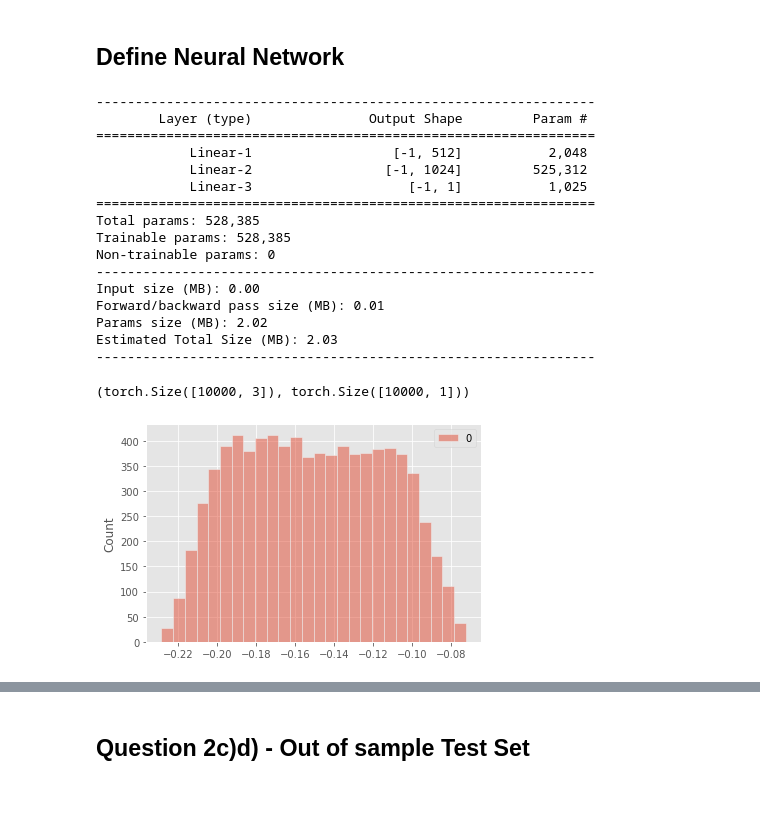
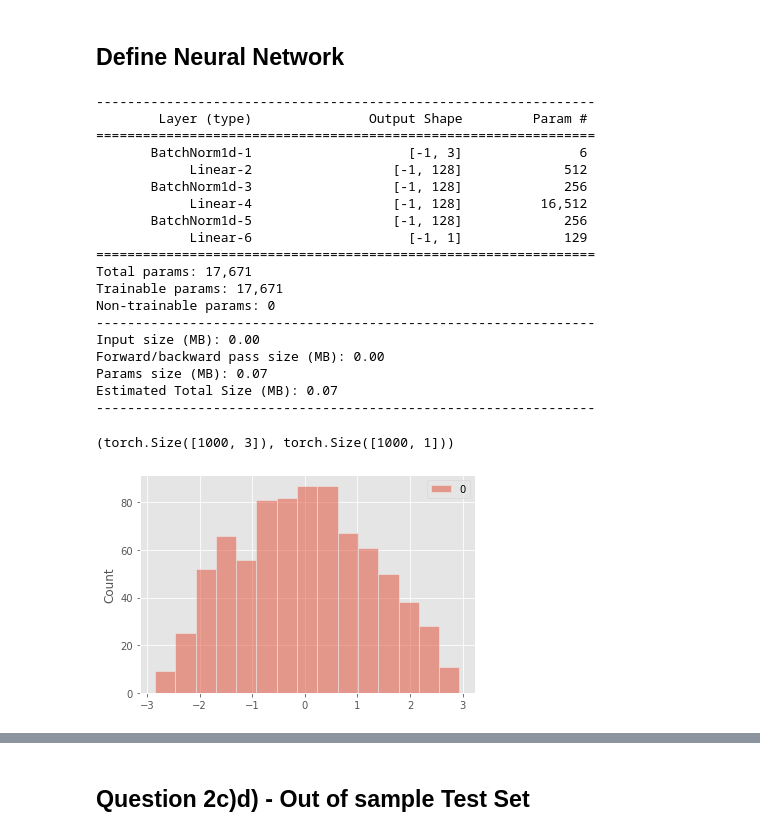
Before and after one commit to chrischia06/neural-network-derivative-pricing, a Jupyter notebook: examples/DeepLearningExam.ipynb, the cells around one changed output, grey strips where cells are left out. Saved outputs shown, nothing was run; the diff lists cells and outputs as text; code cells hidden in the pictures; blank space fills up the shorter version.

```diff
--- a/examples/DeepLearningExam.ipynb
+++ b/examples/DeepLearningExam.ipynb
@@ -51,9 +43,9 @@ T = 1
 SEED = 42
 
 ### MODEL PARAMS
-M = 10000  # Neural Network number of samples
-MC_SAMPLES = 5000  # No. of sample paths to use for MC
-N = 40  # No. of timeses to use for MC
+M = 1000  # Neural Network number of samples
+MC_SAMPLES = 10000  # No. of sample paths to use for MC
+N = 100  # No. of timeses to use for MC
 dt = T / N
 
 ### SAMPLE PARAMS
@@ -135,6 +127,7 @@ ax[1, 0].plot(K_range, lower_bound, linestyle="--", c="blue")
 # %%
 logs = []
 # %%
+
 torch.manual_seed(SEED)
 random.seed(SEED)
 
@@ -142,30 +135,39 @@ device = "cuda" if torch.cuda.is_available() else "cpu"
 
 
 class Net(nn.Module):
-    def __init__(self, hidden_units=512):
+    def __init__(self, hidden_units=64):
         super(Net, self).__init__()
         # self.lower_bound = nn.Linear(3, 1)
         # self.lower_bound.weight.data = torch.tensor([[-1.0, 0, 0,]])
         # torch.nn.init.constant_(self.lower_bound.bias.data, val = 1.0)
-        self.fc1 = nn.Linear(3, 512)
-        # torch.nn.init.uniform_(self.fc1.weight)
-        self.fc2 = nn.Linear(512, 1024)
-        # torch.nn.init.kaiming_normal_(self.fc2.weight)
-        # torch.nn.init.kaiming_normal_(self.fc3.weight)
-        self.output = nn.Linear(1024, 1)
+
+        self.fc1 = nn.Linear(3, hidden_units)
+        self.fc2 = nn.Linear(hidden_units, hidden_units)
+        self.output = nn.Linear(hidden_units, 1)
+
+        self.batch_norm1 = nn.BatchNorm1d(3)
+        self.batch_norm2 = nn.BatchNorm1d(hidden_units)
+        self.batch_norm3 = nn.BatchNorm1d(hidden_units)
+
+        torch.nn.init.kaiming_normal_(self.fc1.weight, nonlinearity='linear')
+        torch.nn.init.kaiming_normal_(self.fc2.weight, nonlinearity='linear')
+        torch.nn.init.kaiming_normal_(self.output.weight, nonlinearity='linear')
         # torch.nn.init.uniform_(self.output.weight)
 
     def forward(self, x):
         # x1 = self.lower_bound(x)
+        x = self.batch_norm1(x)
         x2 = F.elu(self.fc1(x))
+        x2 = self.batch_norm2(x2)
         x2 = F.elu(self.fc2(x2))
+        x2 = self.batch_norm3(x2)
         # x2 = F.elu(self.fc3(x2))
-        return F.elu(self.output(((x2))))
+        return self.output(((x2)))
 
 
 device = "cuda" if torch.cuda.is_available() else "cpu"
-model = Net(hidden_units=500).to(device)
-writer = SummaryWriter("/content/logsdir")
+model = Net(hidden_units=128).to(device)
+writer = SummaryWriter("content")
 summary(model, (3,))
 
 
@@ -174,41 +176,44 @@ df = pd.DataFrame(np.hstack([X, Ps]), columns=["K", "lambda", "sigma", "P"])
 # df2 = df.loc[~((1 - df['K']) > df['P'])]
 df2 = df.copy()
 
 train_size = 0.8
 train_idx = int(M * train_size)
 
 X2, y = torch.tensor(df2.iloc[:, :3].values, dtype=torch.float), torch.tensor(
     df2[["P"]].values, dtype=torch.float
 )
 # X2[: ,[2]] = torch.log(X2[: ,[2]])
 # X2[: ,[0]] = torch.log(X2[: ,[0]])
 X_train, X_test, y_train, y_test = (
     X2[:train_idx],
     X2[train_idx:],
     y[:train_idx],
     y[train_idx:],
 )
 
 
 sns.histplot(model(X_train).detach().numpy())
 X2.shape, y.shape
 # %% [output]
 ----------------------------------------------------------------
         Layer (type)               Output Shape         Param #
 ================================================================
-            Linear-1                  [-1, 512]           2,048
-            Linear-2                 [-1, 1024]         525,312
-            Linear-3                    [-1, 1]           1,025
+       BatchNorm1d-1                    [-1, 3]               6
+            Linear-2                  [-1, 128]             512
+       BatchNorm1d-3                  [-1, 128]             256
+            Linear-4                  [-1, 128]          16,512
+       BatchNorm1d-5                  [-1, 128]             256
+            Linear-6                    [-1, 1]             129
 ================================================================
-Total params: 528,385
-Trainable params: 528,385
+Total params: 17,671
+Trainable params: 17,671
 Non-trainable params: 0
 ----------------------------------------------------------------
 Input size (MB): 0.00
-Forward/backward pass size (MB): 0.01
-Params size (MB): 2.02
-Estimated Total Size (MB): 2.03
+Forward/backward pass size (MB): 0.00
+Params size (MB): 0.07
+Estimated Total Size (MB): 0.07
 ----------------------------------------------------------------
-(torch.Size([10000, 3]), torch.Size([10000, 1]))
+(torch.Size([1000, 3]), torch.Size([1000, 1]))
-[figure, old version]
+[figure, new version]
 # %%
```
Also changed, not shown: parts of 8 cells of this notebook, 59 other files.
